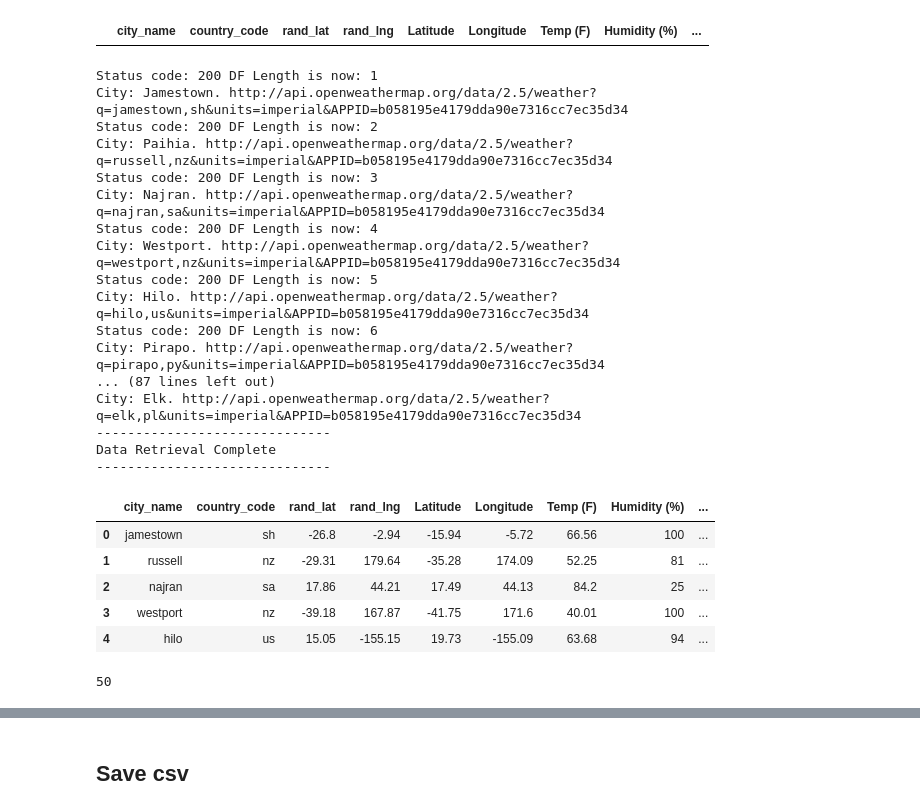
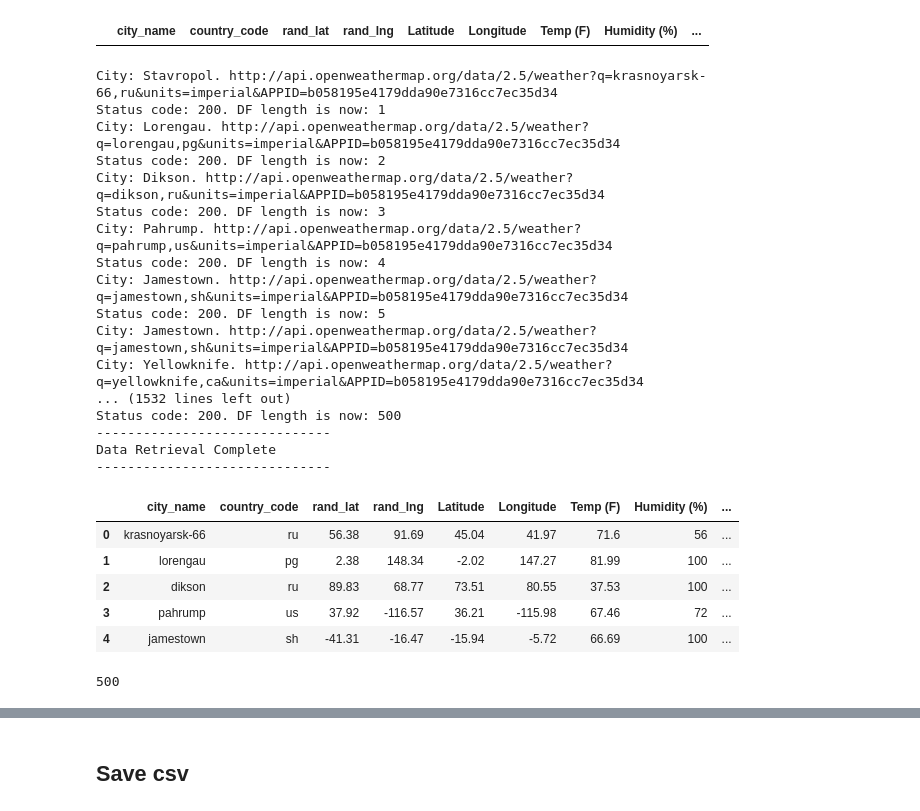
Before and after one commit to daniellopez11/WeatherPy, a Jupyter notebook: WeatherPy.ipynb, the cells around one changed output, grey strips where cells are left out. Drawn from its saved outputs; the diff is of its cells as text; code cells hidden in the pictures.

```diff
--- a/WeatherPy.ipynb
+++ b/WeatherPy.ipynb
@@ -59,7 +59,7 @@ cities_df
 data via Open Weather Map API call.'''
 
 # Set the sample size.
-sample_size = 50
+sample_size = 500
 
 target_url = 'http://api.openweathermap.org/data/2.5/weather?q='
 units = 'imperial'
@@ -80,69 +80,72 @@ while len(cities_df) < sample_size:
     url = target_url + city_name + ',' + country_code + '&units=' + units + '&APPID=' + api_key
     weather_response = requests.get(url)
     weather_json = weather_response.json()
-    print('Status code: %s. DF length is now: %d' % (str(weather_json["cod"]), len(cities_df)+1))
     if weather_json["cod"] == 200:
         print('City: %s. %s' % (weather_json['name'], url))
         latitude = weather_json["coord"]["lat"]
         longitude = weather_json["coord"]["lon"]
         temp = weather_json["main"]["temp"]
         humidity = weather_json["main"]["humidity"]
         cloud = weather_json["clouds"]["all"]
         wind = weather_json["wind"]["speed"]
-        # Append data to df columns
-        cities_df.set_value(record, "city_name", city_name)
-        cities_df.set_value(record, "country_code", country_code)
-        cities_df.set_value(record, "rand_lat", rand_lat)
-        cities_df.set_value(record, "rand_lng", rand_lng)
-        cities_df.set_value(record, "Latitude", latitude)
-        cities_df.set_value(record, "Longitude", longitude)
-        cities_df.set_value(record, "Temp (F)", temp)
-        cities_df.set_value(record, "Humidity (%)", humidity)
-        cities_df.set_value(record, "Cloudiness (%)", cloud)
-        cities_df.set_value(record, "Wind Speed (mph)", wind)
+        # Avoid repeating cities
+        if city_name not in cities_df.city_name.values:
+            print('Status code: %s. DF length is now: %d' % (str(weather_json["cod"]), len(cities_df)+1))
+            # Append data to df columns
+            cities_df.set_value(record, "city_name", city_name)
+            cities_df.set_value(record, "country_code", country_code)
+            cities_df.set_value(record, "rand_lat", rand_lat)
+            cities_df.set_value(record, "rand_lng", rand_lng)
+            cities_df.set_value(record, "Latitude", latitude)
+            cities_df.set_value(record, "Longitude", longitude)
+            cities_df.set_value(record, "Temp (F)", temp)
+            cities_df.set_value(record, "Humidity (%)", humidity)
+            cities_df.set_value(record, "Cloudiness (%)", cloud)
+            cities_df.set_value(record, "Wind Speed (mph)", wind)
 
-        record += 1
+            record += 1
 
-        # Wait between 1-15 seconds before next loop
-        time.sleep(random.randint(1, 15))
-
+            # Wait between 1-4 seconds before next loop
+            time.sleep(random.randint(1, 4))
+        else:
+            pass
     else:
         pass
 
 print(
 "------------------------------\n"
 "Data Retrieval Complete\n"
 "------------------------------\n"
 )
 
 # Visualize df
 cities_df.head()
 # %% [output]
-Status code: 200 DF Length is now: 1
+City: Stavropol. http://api.openweathermap.org/data/2.5/weather?q=krasnoyarsk-66,ru&units=imperial&APPID=b058195e4179dda90e7316cc7ec35d34
+Status code: 200. DF length is now: 1
+City: Lorengau. http://api.openweathermap.org/data/2.5/weather?q=lorengau,pg&units=imperial&APPID=b058195e4179dda90e7316cc7ec35d34
+Status code: 200. DF length is now: 2
+City: Dikson. http://api.openweathermap.org/data/2.5/weather?q=dikson,ru&units=imperial&APPID=b058195e4179dda90e7316cc7ec35d34
+Status code: 200. DF length is now: 3
+City: Pahrump. http://api.openweathermap.org/data/2.5/weather?q=pahrump,us&units=imperial&APPID=b058195e4179dda90e7316cc7ec35d34
+Status code: 200. DF length is now: 4
 City: Jamestown. http://api.openweathermap.org/data/2.5/weather?q=jamestown,sh&units=imperial&APPID=b058195e4179dda90e7316cc7ec35d34
-Status code: 200 DF Length is now: 2
-City: Paihia. http://api.openweathermap.org/data/2.5/weather?q=russell,nz&units=imperial&APPID=b058195e4179dda90e7316cc7ec35d34
-Status code: 200 DF Length is now: 3
-City: Najran. http://api.openweathermap.org/data/2.5/weather?q=najran,sa&units=imperial&APPID=b058195e4179dda90e7316cc7ec35d34
-Status code: 200 DF Length is now: 4
-City: Westport. http://api.openweathermap.org/data/2.5/weather?q=westport,nz&units=imperial&APPID=b058195e4179dda90e7316cc7ec35d34
-Status code: 200 DF Length is now: 5
-City: Hilo. http://api.openweathermap.org/data/2.5/weather?q=hilo,us&units=imperial&APPID=b058195e4179dda90e7316cc7ec35d34
-Status code: 200 DF Length is now: 6
-City: Pirapo. http://api.openweathermap.org/data/2.5/weather?q=pirapo,py&units=imperial&APPID=b058195e4179dda90e7316cc7ec35d34
-... (87 lines left out)
-City: Elk. http://api.openweathermap.org/data/2.5/weather?q=elk,pl&units=imperial&APPID=b058195e4179dda90e7316cc7ec35d34
+Status code: 200. DF length is now: 5
+City: Jamestown. http://api.openweathermap.org/data/2.5/weather?q=jamestown,sh&units=imperial&APPID=b058195e4179dda90e7316cc7ec35d34
+City: Yellowknife. http://api.openweathermap.org/data/2.5/weather?q=yellowknife,ca&units=imperial&APPID=b058195e4179dda90e7316cc7ec35d34
+... (1532 lines left out)
+Status code: 200. DF length is now: 500
 ------------------------------
 Data Retrieval Complete
 ------------------------------
 |  | city_name | country_code | rand_lat | rand_lng | Latitude | Longitude | Temp (F) | Humidity (%) | ... |
-| 0 | jamestown | sh | -26.8 | -2.94 | -15.94 | -5.72 | 66.56 | 100 | ... |
-| 1 | russell | nz | -29.31 | 179.64 | -35.28 | 174.09 | 52.25 | 81 | ... |
-| 2 | najran | sa | 17.86 | 44.21 | 17.49 | 44.13 | 84.2 | 25 | ... |
-| 3 | westport | nz | -39.18 | 167.87 | -41.75 | 171.6 | 40.01 | 100 | ... |
-| 4 | hilo | us | 15.05 | -155.15 | 19.73 | -155.09 | 63.68 | 94 | ... |
+| 0 | krasnoyarsk-66 | ru | 56.38 | 91.69 | 45.04 | 41.97 | 71.6 | 56 | ... |
+| 1 | lorengau | pg | 2.38 | 148.34 | -2.02 | 147.27 | 81.99 | 100 | ... |
+| 2 | dikson | ru | 89.83 | 68.77 | 73.51 | 80.55 | 37.53 | 100 | ... |
+| 3 | pahrump | us | 37.92 | -116.57 | 36.21 | -115.98 | 67.46 | 72 | ... |
+| 4 | jamestown | sh | -41.31 | -16.47 | -15.94 | -5.72 | 66.69 | 100 | ... |
 # %%
 # The total sample size.
 len(cities_df)
 # %% [output]
-50
+500
```
Also changed, not shown: parts of 13 cells of this notebook.
